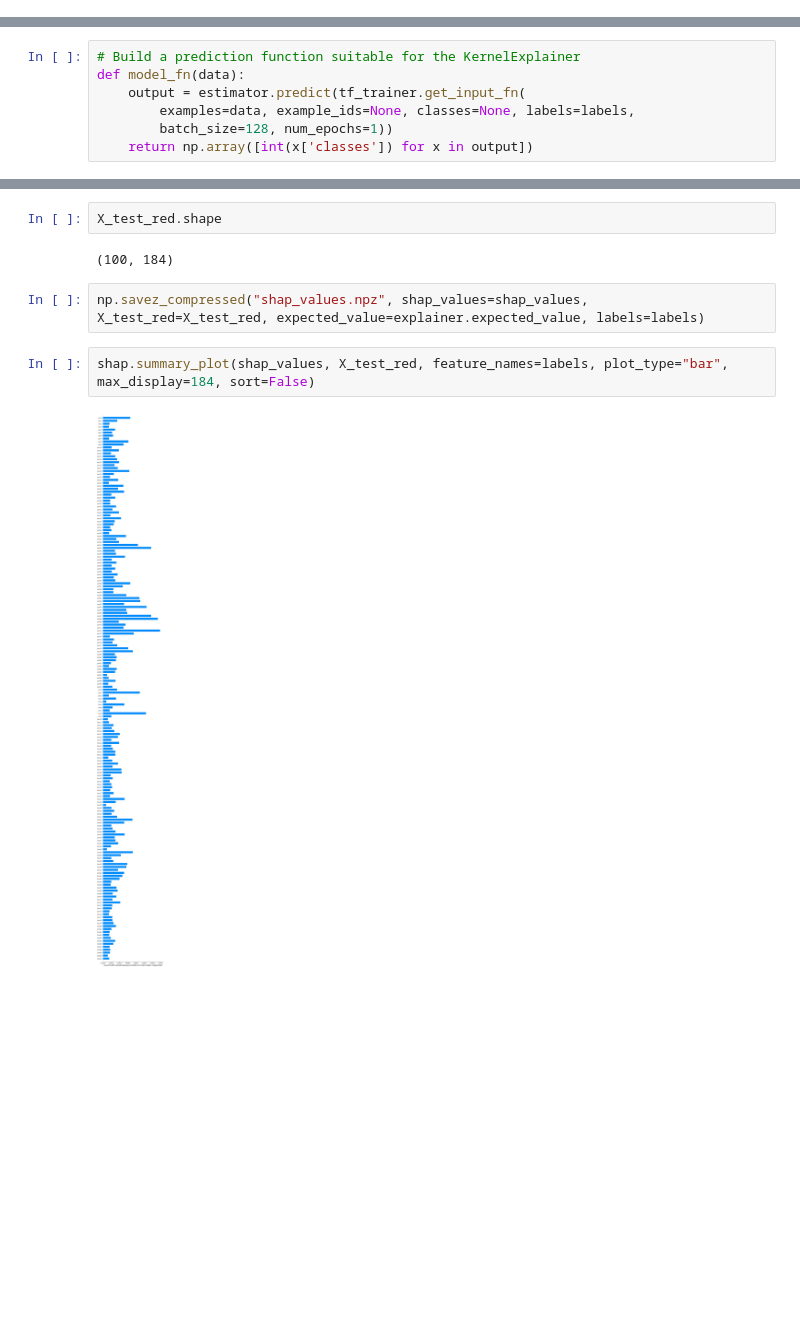
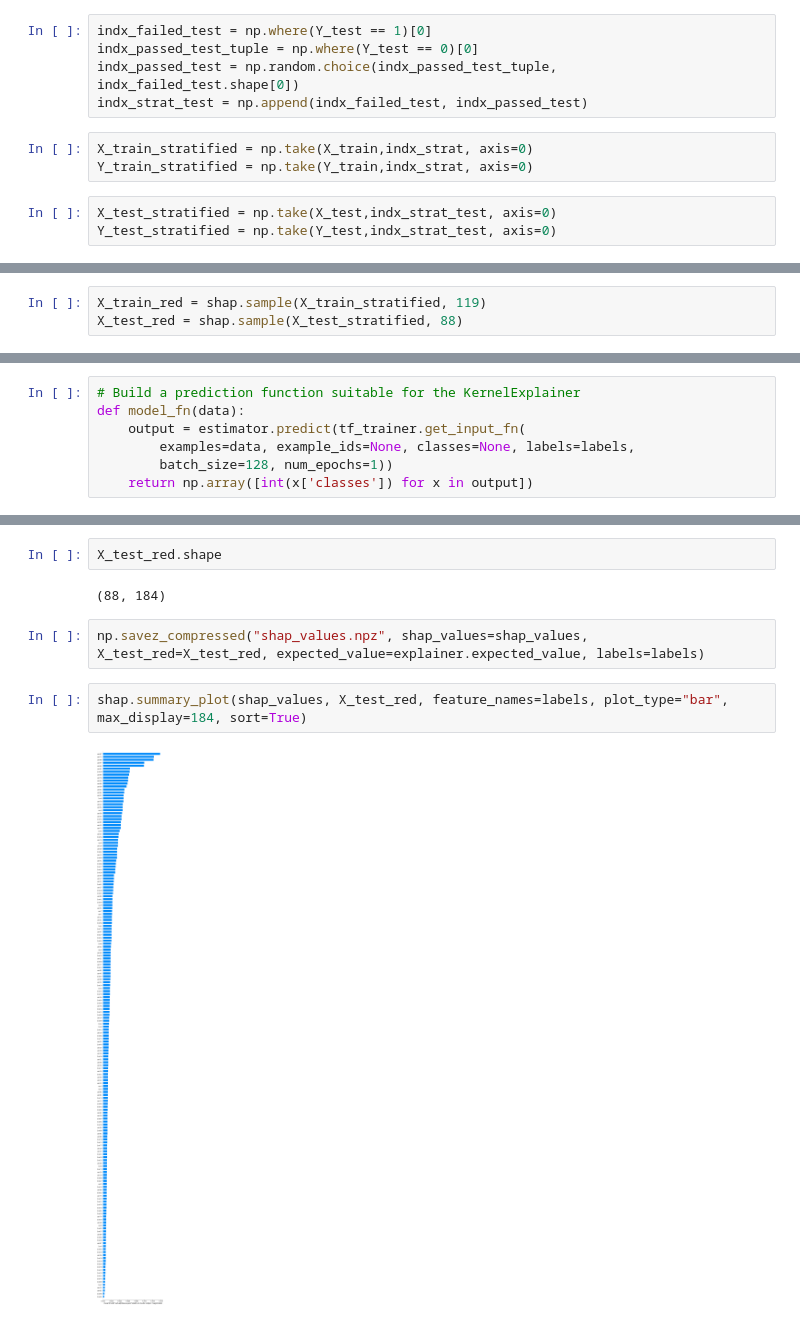
Before and after one commit to kwulffert/ciml_experiments, a Jupyter notebook: interpretability.ipynb, the cells around one changed output, grey strips where cells are left out. Cells and saved outputs as stored; diff of their text form; blank space fills up the shorter version.

```diff
--- a/interpretability.ipynb
+++ b/interpretability.ipynb
@@ -53,0 +66,11 @@ shap.initjs()
+# %%
+indx_failed_test = np.where(Y_test == 1)[0]
+indx_passed_test_tuple = np.where(Y_test == 0)[0]
+indx_passed_test = np.random.choice(indx_passed_test_tuple, indx_failed_test.shape[0])
+indx_strat_test = np.append(indx_failed_test, indx_passed_test)
+# %%
+X_train_stratified = np.take(X_train,indx_strat, axis=0)
+Y_train_stratified = np.take(Y_train,indx_strat, axis=0)
+# %%
+X_test_stratified = np.take(X_test,indx_strat_test, axis=0)
+Y_test_stratified = np.take(Y_test,indx_strat_test, axis=0)
@@ -54,3 +85,6 @@ shap.initjs()
+# %%
+X_train_red = shap.sample(X_train_stratified, 119)
+X_test_red = shap.sample(X_test_stratified, 88)
 # %%
 # Create the estimator
 estimator = experiment_data['estimator']
@@ -114,10 +182,10 @@ shap_values.shape
 # %%
 X_test_red.shape
 # %% [output]
-(100, 184)
+(88, 184)
 # %%
 np.savez_compressed("shap_values.npz", shap_values=shap_values, X_test_red=X_test_red, expected_value=explainer.expected_value, labels=labels)
 # %%
-shap.summary_plot(shap_values, X_test_red, feature_names=labels, plot_type="bar", max_display=184, sort=False)
+shap.summary_plot(shap_values, X_test_red, feature_names=labels, plot_type="bar", max_display=184, sort=True)
 # %% [output]
-[figure, old version]
+[figure, new version]
```
Also changed, not shown: parts of 25 cells of this notebook.
